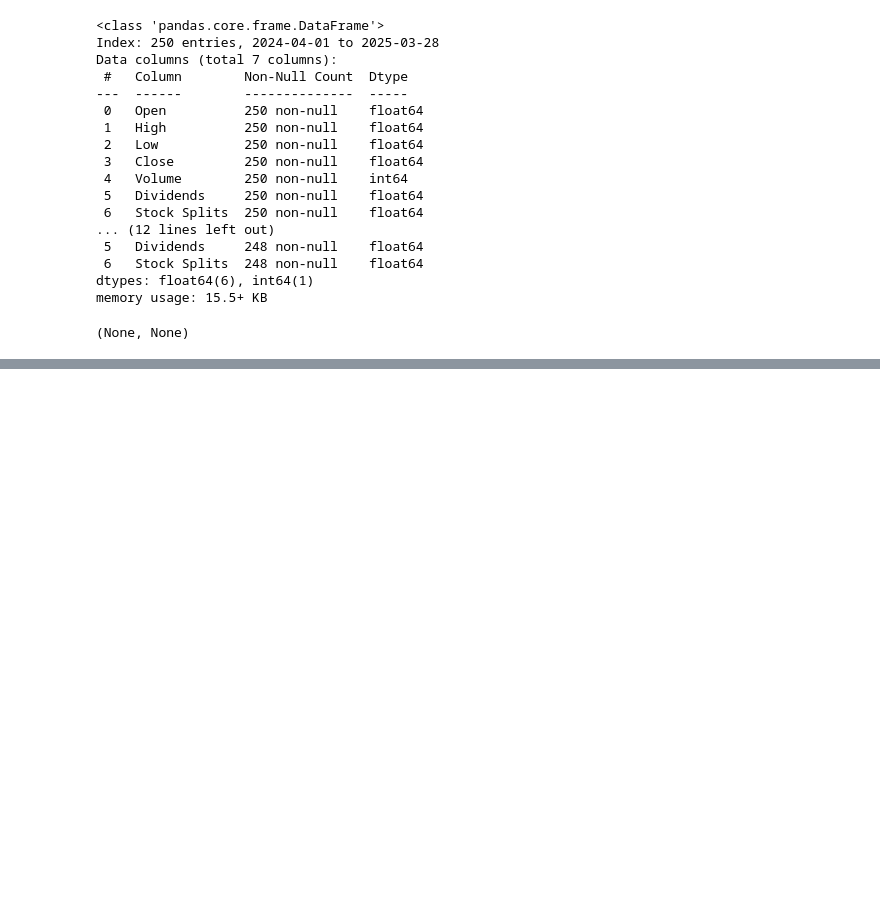
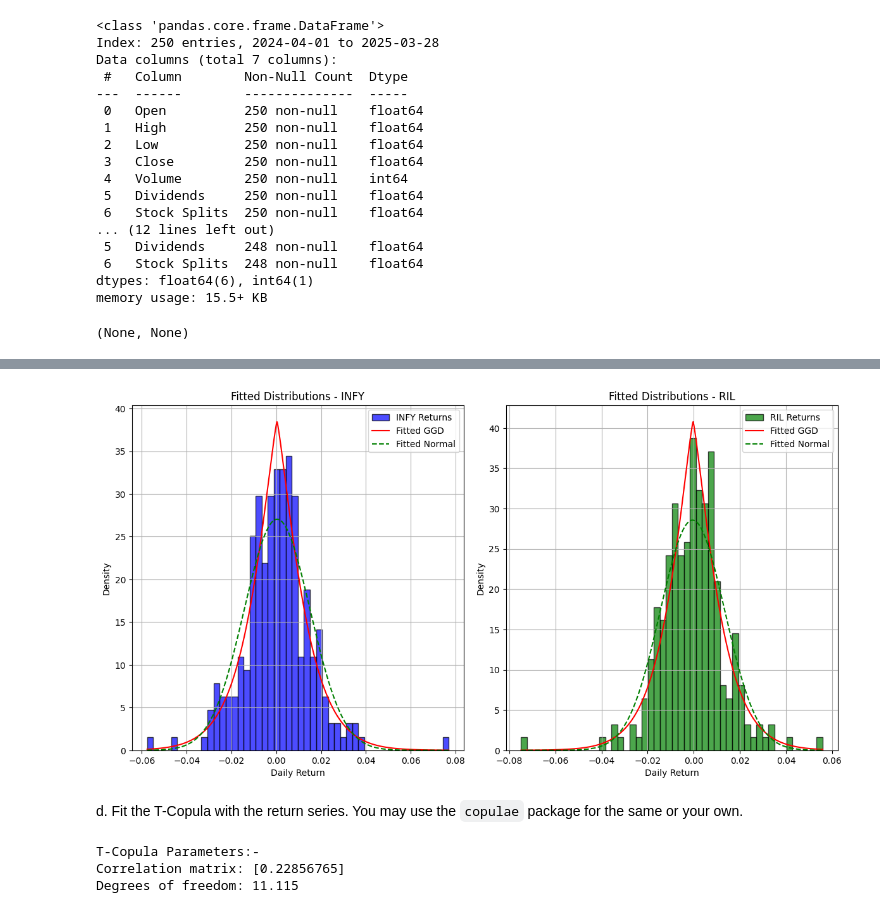
Before and after one commit to msiddhesh/MDS202347_assignment1_Siddhesh_Maheshwari, a Jupyter notebook: MDS202347_assignment1_Siddhesh_Maheshwari.ipynb, the cells around one changed output, grey strips where cells are left out. Drawn from its saved outputs; the diff is of its cells as text; code cells hidden in the pictures; blank space fills up the shorter version.

```diff
--- a/MDS202347_assignment1_Siddhesh_Maheshwari.ipynb
+++ b/MDS202347_assignment1_Siddhesh_Maheshwari.ipynb
@@ -297,0 +407,16 @@ ril.head()
+# %%
+from scipy.stats import gennorm, norm
+
+# Fit returns to Generalized Gaussian distribution
+infy_params = gennorm.fit(returns['Close_INFY'])
+ril_params = gennorm.fit(returns['Close_RIL'])
+
+print("INFY Generalized Gaussian parameters:", infy_params)
+print("RIL Generalized Gaussian parameters:", ril_params)
+
+# If needed, fallback to Normal distribution
+infy_norm_params = norm.fit(returns['Close_INFY'])
+ril_norm_params = norm.fit(returns['Close_RIL'])
+
+print("INFY Normal distribution parameters:", infy_norm_params)
+print("RIL Normal distribution parameters:", ril_norm_params)
@@ -297,0 +467,54 @@ ril.head()
+# %%
+# Plot the returns and the fitted distributions
+x_infy = np.linspace(returns['Close_INFY'].min(), returns['Close_INFY'].max(), 1000)
+x_ril = np.linspace(returns['Close_RIL'].min(), returns['Close_RIL'].max(), 1000)
+
+plt.figure(figsize=(12, 12))
+
+# Plot for INFY (GGD and Normal)
+plt.subplot(2, 2, 1)
+plt.hist(returns['Close_INFY'], bins=50, alpha=0.7, color='blue', edgecolor='black', density=True, label="INFY Returns")
+plt.plot(x_infy, gennorm.pdf(x_infy, infy_shape, infy_loc, infy_scale), 'r-', label='Fitted GGD')
+plt.plot(x_infy, norm.pdf(x_infy, infy_mean_norm, infy_scale_norm), 'g--', label='Fitted Normal')
+plt.title("Fitted Distributions - INFY")
+plt.xlabel("Daily Return")
+plt.ylabel("Density")
+plt.legend()
+plt.grid(True)
+
+# Plot for RIL (GGD and Normal)
+plt.subplot(2, 2, 2)
+plt.hist(returns['Close_RIL'], bins=50, alpha=0.7, color='green', edgecolor='black', density=True, label="RIL Returns")
+plt.plot(x_ril, gennorm.pdf(x_ril, ril_shape, ril_loc, ril_scale), 'r-', label='Fitted GGD')
+plt.plot(x_ril, norm.pdf(x_ril, ril_mean_norm, ril_scale_norm), 'g--', label='Fitted Normal')
+plt.title("Fitted Distributions - RIL")
+plt.xlabel("Daily Return")
+plt.ylabel("Density")
+plt.legend()
+plt.grid(True)
+
+plt.tight_layout()
+plt.show()
+# %% [output]
+[figure, added]
+# %% [markdown]
+d. Fit the T-Copula with the return series. You may use the `copulae`
+package for the same or your own.
+# %%
+from copulae import StudentCopula
+from copulae import pseudo_obs
+
+# Convert returns to pseudo-observations (uniform scale)
+u = pseudo_obs(returns[['Close_INFY', 'Close_RIL']].to_numpy())
+
+# Fit a T-Copula
+cop = StudentCopula(dim=2)
+cop.fit(u)
+
+print("T-Copula Parameters:-")
+print(f"Correlation matrix: {cop.params[1]}")
+print(f"Degrees of freedom: {cop.params[0]:.3f}")
+# %% [output]
+T-Copula Parameters:-
+Correlation matrix: [0.22856765]
+Degrees of freedom: 11.115
```
Also changed, not shown: parts of 28 cells of this notebook.
